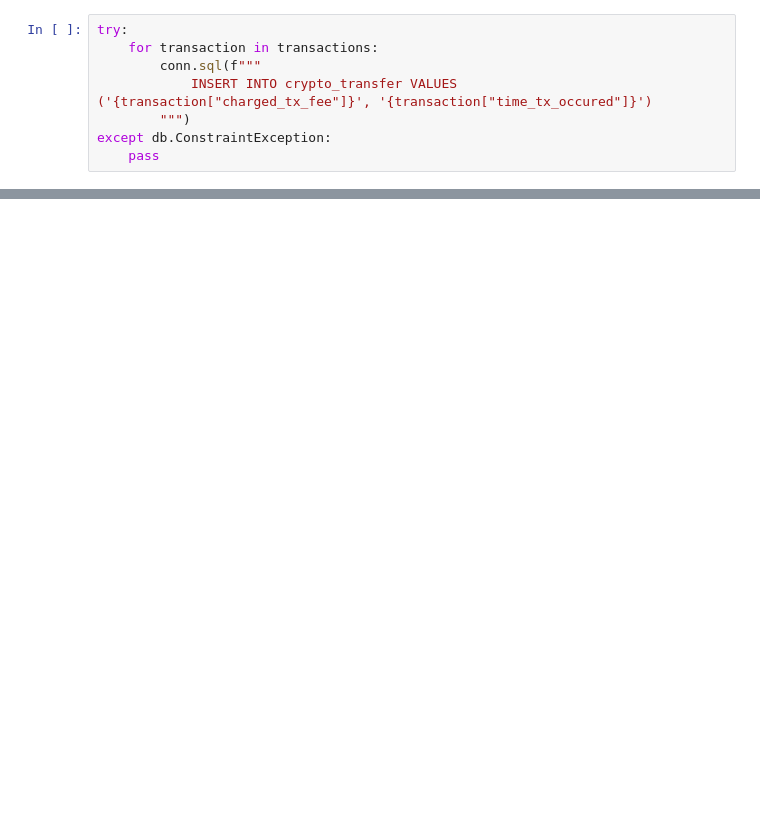
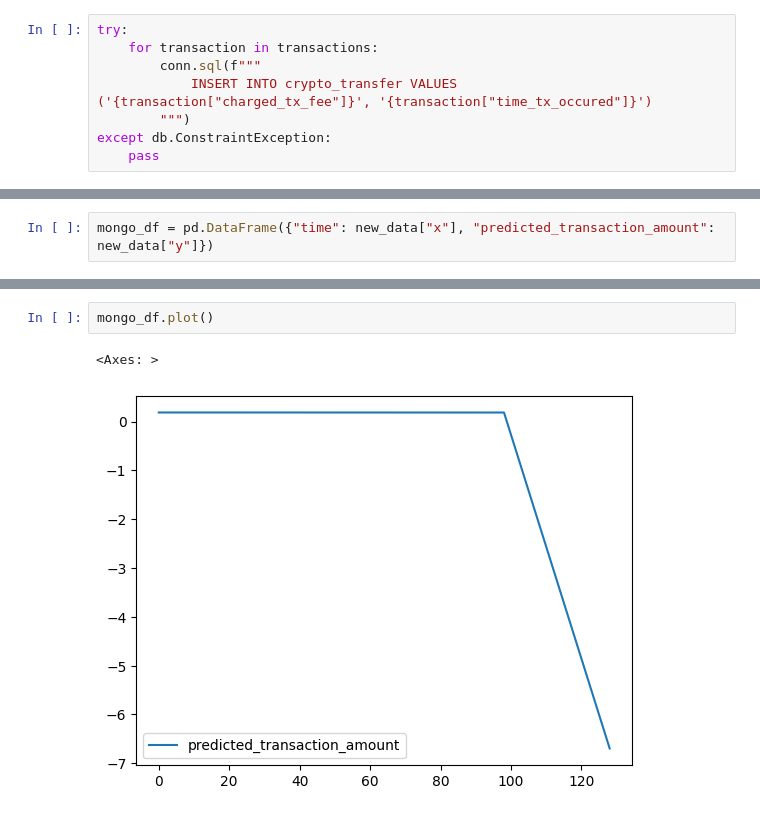
Before and after one commit to balojey/pranatics, a Jupyter notebook: playground/hedera_data_demo.ipynb, the cells around one changed output, grey strips where cells are left out. Drawn from its saved outputs; the diff is of its cells as text; blank space fills up the shorter version.

```diff
--- a/playground/hedera_data_demo.ipynb
+++ b/playground/hedera_data_demo.ipynb
@@ -235,0 +236,2 @@ Deleted docs : 1
+# %%
+mongo_df = pd.DataFrame({"time": new_data["x"], "predicted_transaction_amount": new_data["y"]})
@@ -235,0 +247,5 @@ Deleted docs : 1
+# %%
+mongo_df.plot()
+# %% [output]
+<Axes: >
+[figure, added]
```
Also changed, not shown: parts of 14 cells of this notebook.
